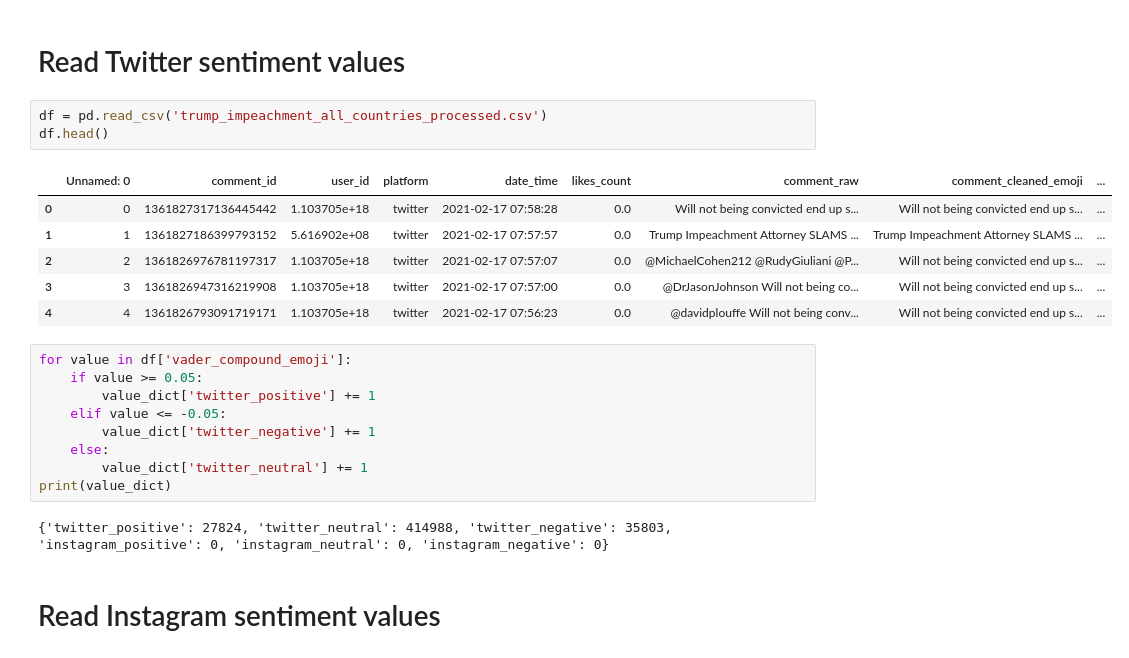
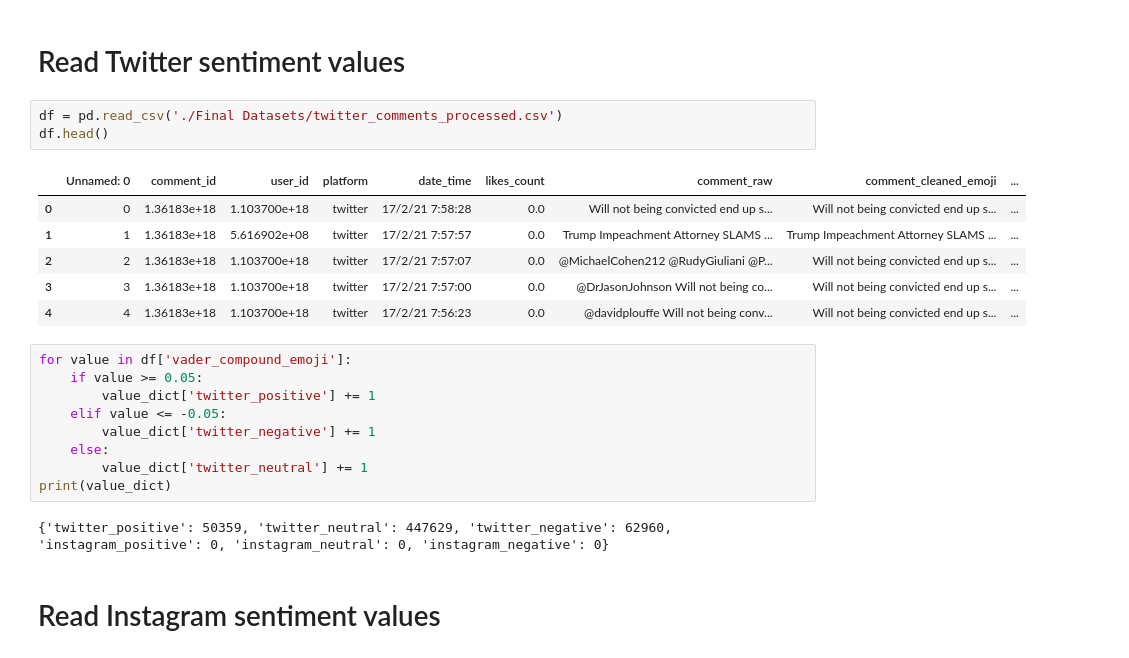
Before and after one commit to joshuawong96/Trump-Impeachment-Analysis, a Jupyter notebook: Combined Analysis/Chart creation script.ipynb, the cells around one changed output. Saved outputs shown, nothing was run; the diff lists cells and outputs as text.

```diff
--- a/Combined Analysis/Chart creation script.ipynb
+++ b/Combined Analysis/Chart creation script.ipynb
@@ -17,15 +17,15 @@ value_dict = {
 # %% [markdown]
 # Read Twitter sentiment values
 # %%
-df = pd.read_csv('trump_impeachment_all_countries_processed.csv')
+df = pd.read_csv('./Final Datasets/twitter_comments_processed.csv')
 df.head()
 # %% [output]
 |  | Unnamed: 0 | comment_id | user_id | platform | date_time | likes_count | comment_raw | comment_cleaned_emoji | ... |
-| 0 | 0 | 1361827317136445442 | 1.103705e+18 | twitter | 2021-02-17 07:58:28 | 0.0 | Will not being convicted end up s... | Will not being convicted end up s... | ... |
-| 1 | 1 | 1361827186399793152 | 5.616902e+08 | twitter | 2021-02-17 07:57:57 | 0.0 | Trump Impeachment Attorney SLAMS ... | Trump Impeachment Attorney SLAMS ... | ... |
-| 2 | 2 | 1361826976781197317 | 1.103705e+18 | twitter | 2021-02-17 07:57:07 | 0.0 | @MichaelCohen212 @RudyGiuliani @P... | Will not being convicted end up s... | ... |
-| 3 | 3 | 1361826947316219908 | 1.103705e+18 | twitter | 2021-02-17 07:57:00 | 0.0 | @DrJasonJohnson Will not being co... | Will not being convicted end up s... | ... |
-| 4 | 4 | 1361826793091719171 | 1.103705e+18 | twitter | 2021-02-17 07:56:23 | 0.0 | @davidplouffe Will not being conv... | Will not being convicted end up s... | ... |
+| 0 | 0 | 1.36183e+18 | 1.103700e+18 | twitter | 17/2/21 7:58:28 | 0.0 | Will not being convicted end up s... | Will not being convicted end up s... | ... |
+| 1 | 1 | 1.36183e+18 | 5.616902e+08 | twitter | 17/2/21 7:57:57 | 0.0 | Trump Impeachment Attorney SLAMS ... | Trump Impeachment Attorney SLAMS ... | ... |
+| 2 | 2 | 1.36183e+18 | 1.103700e+18 | twitter | 17/2/21 7:57:07 | 0.0 | @MichaelCohen212 @RudyGiuliani @P... | Will not being convicted end up s... | ... |
+| 3 | 3 | 1.36183e+18 | 1.103700e+18 | twitter | 17/2/21 7:57:00 | 0.0 | @DrJasonJohnson Will not being co... | Will not being convicted end up s... | ... |
+| 4 | 4 | 1.36183e+18 | 1.103700e+18 | twitter | 17/2/21 7:56:23 | 0.0 | @davidplouffe Will not being conv... | Will not being convicted end up s... | ... |
 # %%
 for value in df['vader_compound_emoji']:
     if value >= 0.05:
@@ -36,7 +36,7 @@ for value in df['vader_compound_emoji']:
         value_dict['twitter_neutral'] += 1
 print(value_dict)
 # %% [output]
-{'twitter_positive': 27824, 'twitter_neutral': 414988, 'twitter_negative': 35803, 'instagram_positive': 0, 'instagram_neutral': 0, 'instagram_negative': 0}
+{'twitter_positive': 50359, 'twitter_neutral': 447629, 'twitter_negative': 62960, 'instagram_positive': 0, 'instagram_neutral': 0, 'instagram_negative': 0}
 # %% [markdown]
 # Read Instagram sentiment values
 # %%
```
Also changed, not shown: parts of 2 cells of this notebook, 15 other files.
